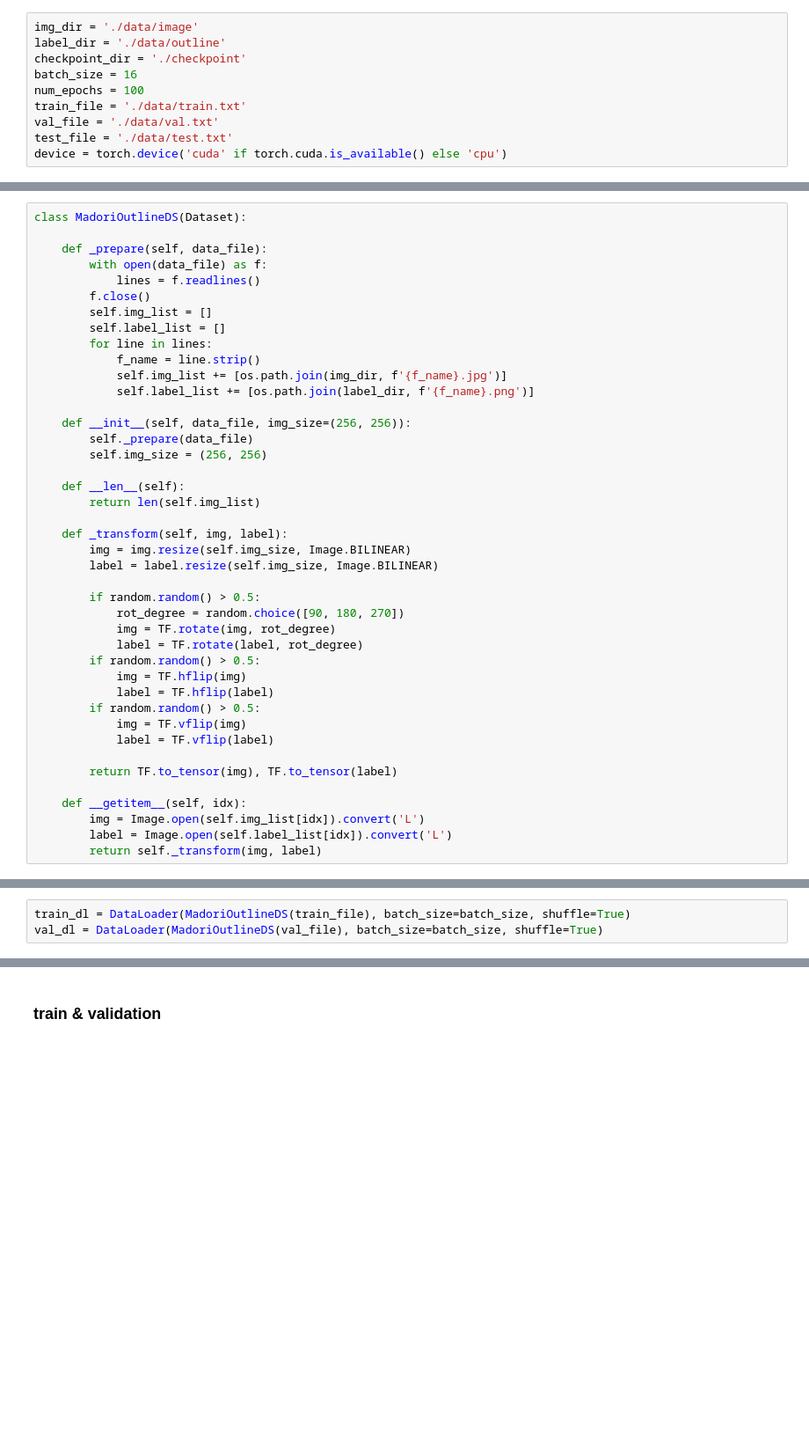
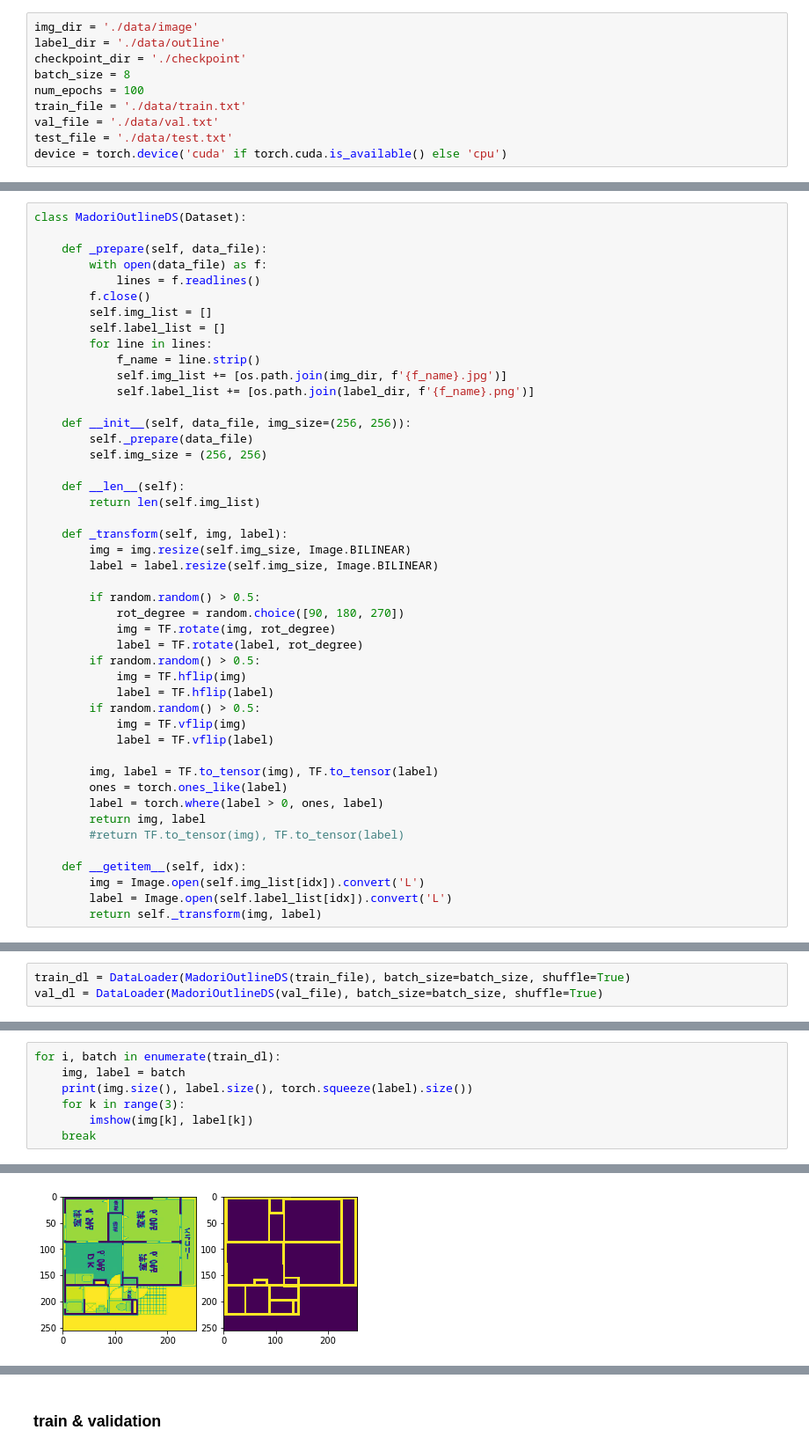
Before and after one commit to shuuchen/floorplan_outline_extraction, a Jupyter notebook: outline-unet.ipynb, the cells around one changed output, grey strips where cells are left out. Shown: that part at 88% size. Saved outputs shown, nothing was run; the diff lists cells and outputs as text; blank space fills up the shorter version.

```diff
--- a/outline-unet.ipynb
+++ b/outline-unet.ipynb
@@ -42,7 +44,7 @@ def show_plot(train_loss, val_loss):
 img_dir = './data/image'
 label_dir = './data/outline'
 checkpoint_dir = './checkpoint'
-batch_size = 16
+batch_size = 8
 num_epochs = 100
 train_file = './data/train.txt'
 val_file = './data/val.txt'
@@ -86,7 +88,11 @@ class MadoriOutlineDS(Dataset):
             img = TF.vflip(img)
             label = TF.vflip(label)
 
-        return TF.to_tensor(img), TF.to_tensor(label)
+        img, label = TF.to_tensor(img), TF.to_tensor(label)
+        ones = torch.ones_like(label)
+        label = torch.where(label > 0, ones, label)
+        return img, label
+        #return TF.to_tensor(img), TF.to_tensor(label)
 
     def __getitem__(self, idx):
         img = Image.open(self.img_list[idx]).convert('L')
@@ -136,0 +106,8 @@ class DiceLoss(Module):
+# %%
+for i, batch in enumerate(train_dl):
+    img, label = batch
+    print(img.size(), label.size(), torch.squeeze(label).size())
+    for k in range(3):
+        imshow(img[k], label[k])
+    break
+# %% [output]
@@ -136,0 +115 @@ class DiceLoss(Module):
+[figure, added]
```
Also changed, not shown: parts of 7 cells of this notebook, 1 other file.
